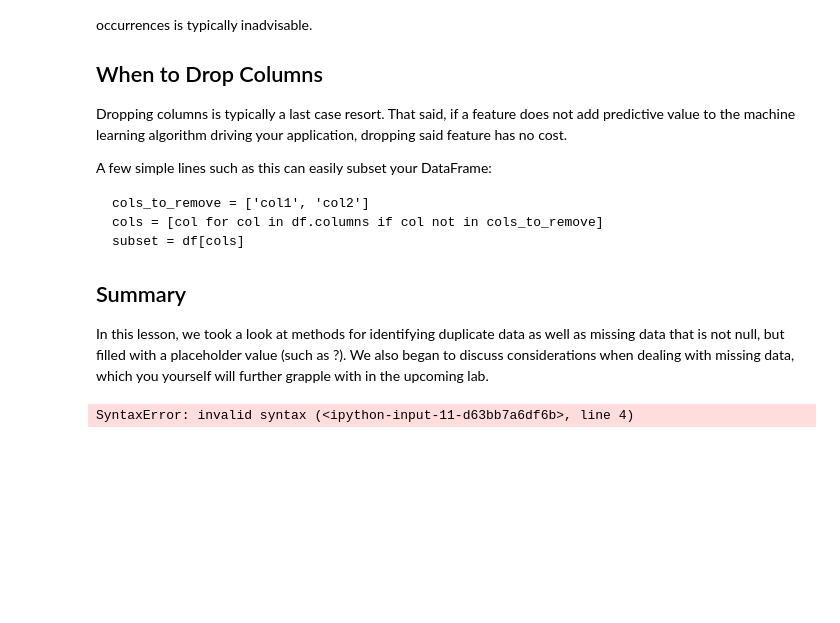
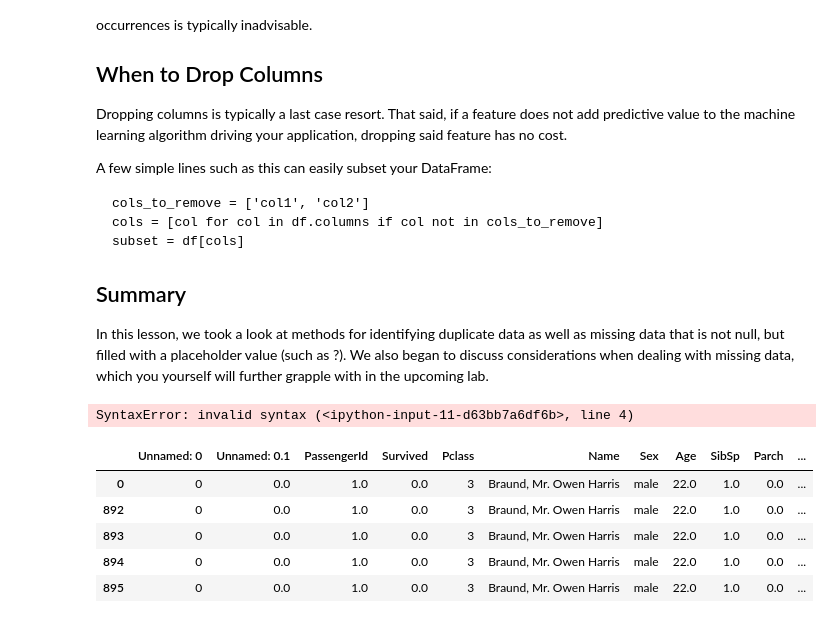
Before and after one commit to mguptadata/dsc-more-on-missing-data-dc-ds-career-042219, a Jupyter notebook: index.ipynb, the cells around one changed output. Drawn from its saved outputs; the diff is of its cells as text; code cells hidden in the pictures; blank space fills up the shorter version.

```diff
--- a/index.ipynb
+++ b/index.ipynb
@@ -186,4 +186,11 @@ cols_to_remove = df['PassengerId']
 # %%
 df_colsubset=df.drop(cols_to_remove)
 # %%
-df_colsubset.hea
+df_colsubset.head()
+# %% [output]
+|  | Unnamed: 0 | Unnamed: 0.1 | PassengerId | Survived | Pclass | Name | Sex | Age | SibSp | Parch | ... |
+| 0 | 0 | 0.0 | 1.0 | 0.0 | 3 | Braund, Mr. Owen Harris | male | 22.0 | 1.0 | 0.0 | ... |
+| 892 | 0 | 0.0 | 1.0 | 0.0 | 3 | Braund, Mr. Owen Harris | male | 22.0 | 1.0 | 0.0 | ... |
+| 893 | 0 | 0.0 | 1.0 | 0.0 | 3 | Braund, Mr. Owen Harris | male | 22.0 | 1.0 | 0.0 | ... |
+| 894 | 0 | 0.0 | 1.0 | 0.0 | 3 | Braund, Mr. Owen Harris | male | 22.0 | 1.0 | 0.0 | ... |
+| 895 | 0 | 0.0 | 1.0 | 0.0 | 3 | Braund, Mr. Owen Harris | male | 22.0 | 1.0 | 0.0 | ... |
```
